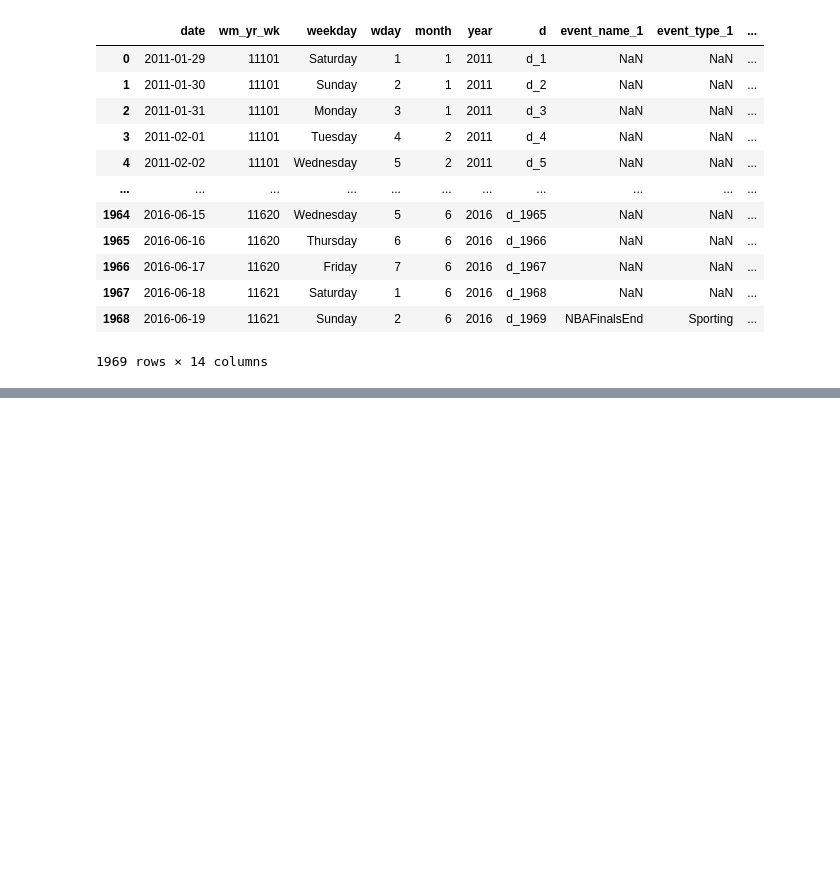
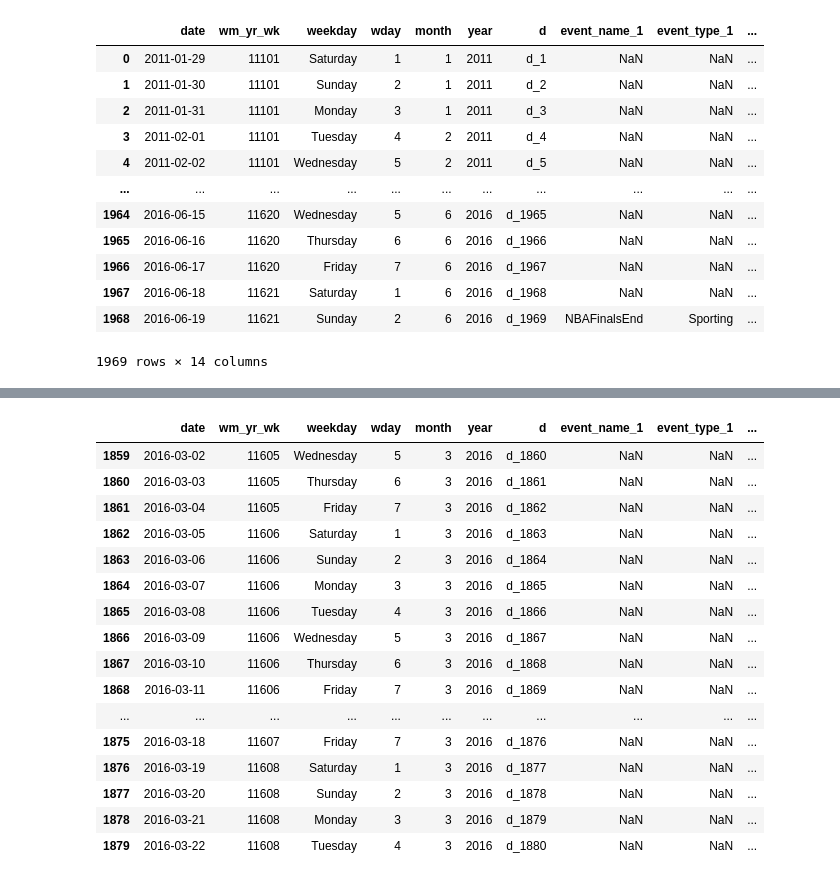
Before and after one commit to team2point0/M5-Forecasting, a Jupyter notebook: eda.ipynb, the cells around one changed output, grey strips where cells are left out. Cells and saved outputs as stored; diff of their text form; code cells hidden in the pictures; blank space fills up the shorter version.

```diff
--- a/eda.ipynb
+++ b/eda.ipynb
@@ -48,0 +97,20 @@ array(['CA', 'TX', 'WI'], dtype=object)
+# %%
+calendarDF.iloc[1859:1880,:]
+# %% [output]
+|  | date | wm_yr_wk | weekday | wday | month | year | d | event_name_1 | event_type_1 | ... |
+| 1859 | 2016-03-02 | 11605 | Wednesday | 5 | 3 | 2016 | d_1860 | NaN | NaN | ... |
+| 1860 | 2016-03-03 | 11605 | Thursday | 6 | 3 | 2016 | d_1861 | NaN | NaN | ... |
+| 1861 | 2016-03-04 | 11605 | Friday | 7 | 3 | 2016 | d_1862 | NaN | NaN | ... |
+| 1862 | 2016-03-05 | 11606 | Saturday | 1 | 3 | 2016 | d_1863 | NaN | NaN | ... |
+| 1863 | 2016-03-06 | 11606 | Sunday | 2 | 3 | 2016 | d_1864 | NaN | NaN | ... |
+| 1864 | 2016-03-07 | 11606 | Monday | 3 | 3 | 2016 | d_1865 | NaN | NaN | ... |
+| 1865 | 2016-03-08 | 11606 | Tuesday | 4 | 3 | 2016 | d_1866 | NaN | NaN | ... |
+| 1866 | 2016-03-09 | 11606 | Wednesday | 5 | 3 | 2016 | d_1867 | NaN | NaN | ... |
+| 1867 | 2016-03-10 | 11606 | Thursday | 6 | 3 | 2016 | d_1868 | NaN | NaN | ... |
+| 1868 | 2016-03-11 | 11606 | Friday | 7 | 3 | 2016 | d_1869 | NaN | NaN | ... |
+| ... | ... | ... | ... | ... | ... | ... | ... | ... | ... | ... |
+| 1875 | 2016-03-18 | 11607 | Friday | 7 | 3 | 2016 | d_1876 | NaN | NaN | ... |
+| 1876 | 2016-03-19 | 11608 | Saturday | 1 | 3 | 2016 | d_1877 | NaN | NaN | ... |
+| 1877 | 2016-03-20 | 11608 | Sunday | 2 | 3 | 2016 | d_1878 | NaN | NaN | ... |
+| 1878 | 2016-03-21 | 11608 | Monday | 3 | 3 | 2016 | d_1879 | NaN | NaN | ... |
+| 1879 | 2016-03-22 | 11608 | Tuesday | 4 | 3 | 2016 | d_1880 | NaN | NaN | ... |
```
Also changed, not shown: parts of 6 cells of this notebook.
